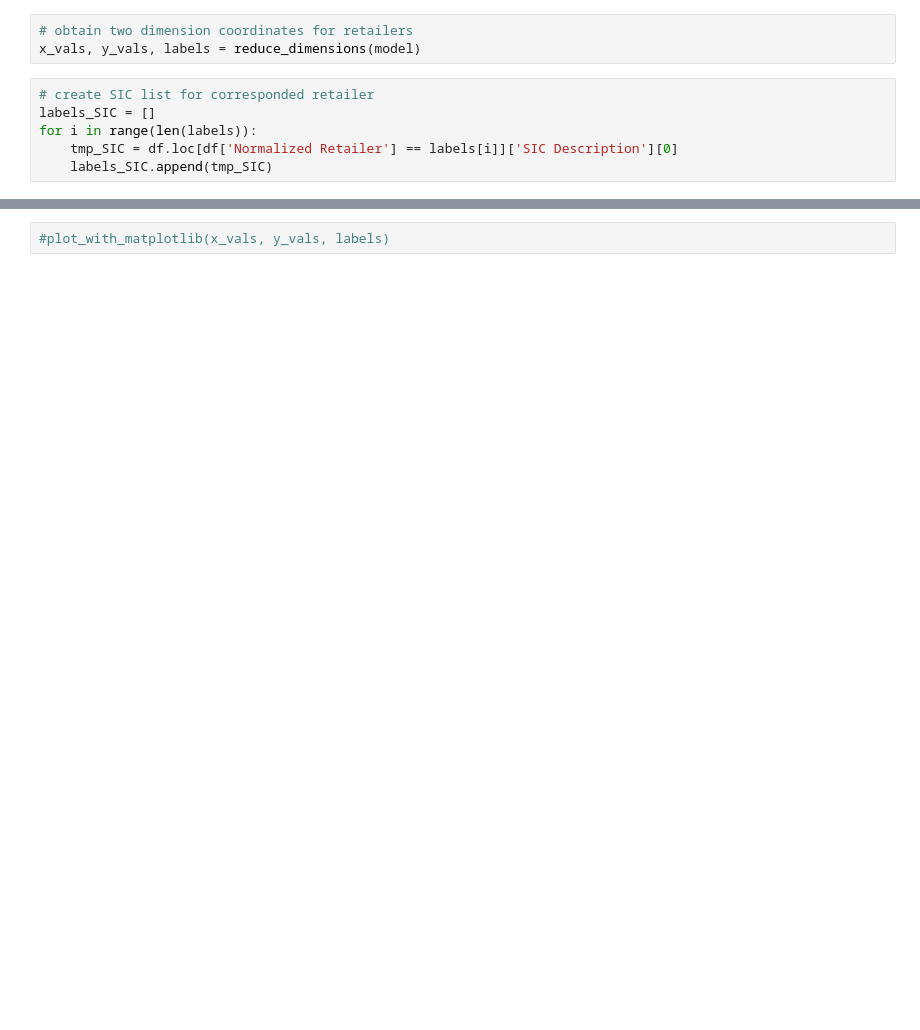
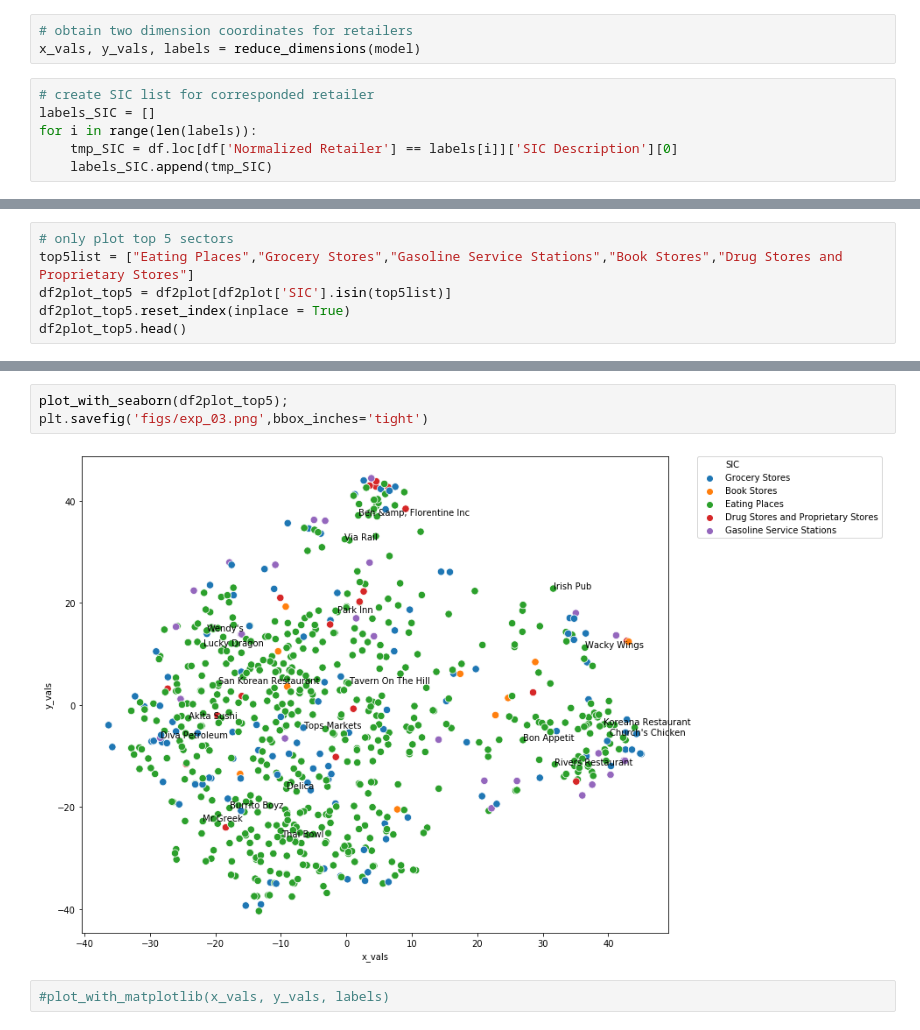
Before and after one commit to rui-zhang-ocean/Predict_Transactions, a Jupyter notebook: item2vec_test.ipynb, the cells around one changed output, grey strips where cells are left out. Saved outputs shown, nothing was run; the diff lists cells and outputs as text; blank space fills up the shorter version.

```diff
--- a/item2vec_test.ipynb
+++ b/item2vec_test.ipynb
@@ -238,0 +249,6 @@ for i in selected_indices:
+# %%
+# only plot top 5 sectors
+top5list = ["Eating Places","Grocery Stores","Gasoline Service Stations","Book Stores","Drug Stores and Proprietary Stores"]
+df2plot_top5 = df2plot[df2plot['SIC'].isin(top5list)]
+df2plot_top5.reset_index(inplace = True)
+df2plot_top5.head()
@@ -239,2 +262,7 @@ for i in selected_indices:
+# %%
+plot_with_seaborn(df2plot_top5);
+plt.savefig('figs/exp_03.png',bbox_inches='tight')
+# %% [output]
+[figure, added]
 # %%
 #plot_with_matplotlib(x_vals, y_vals, labels)
```
Also changed, not shown: parts of 17 cells of this notebook, 3 other files.
